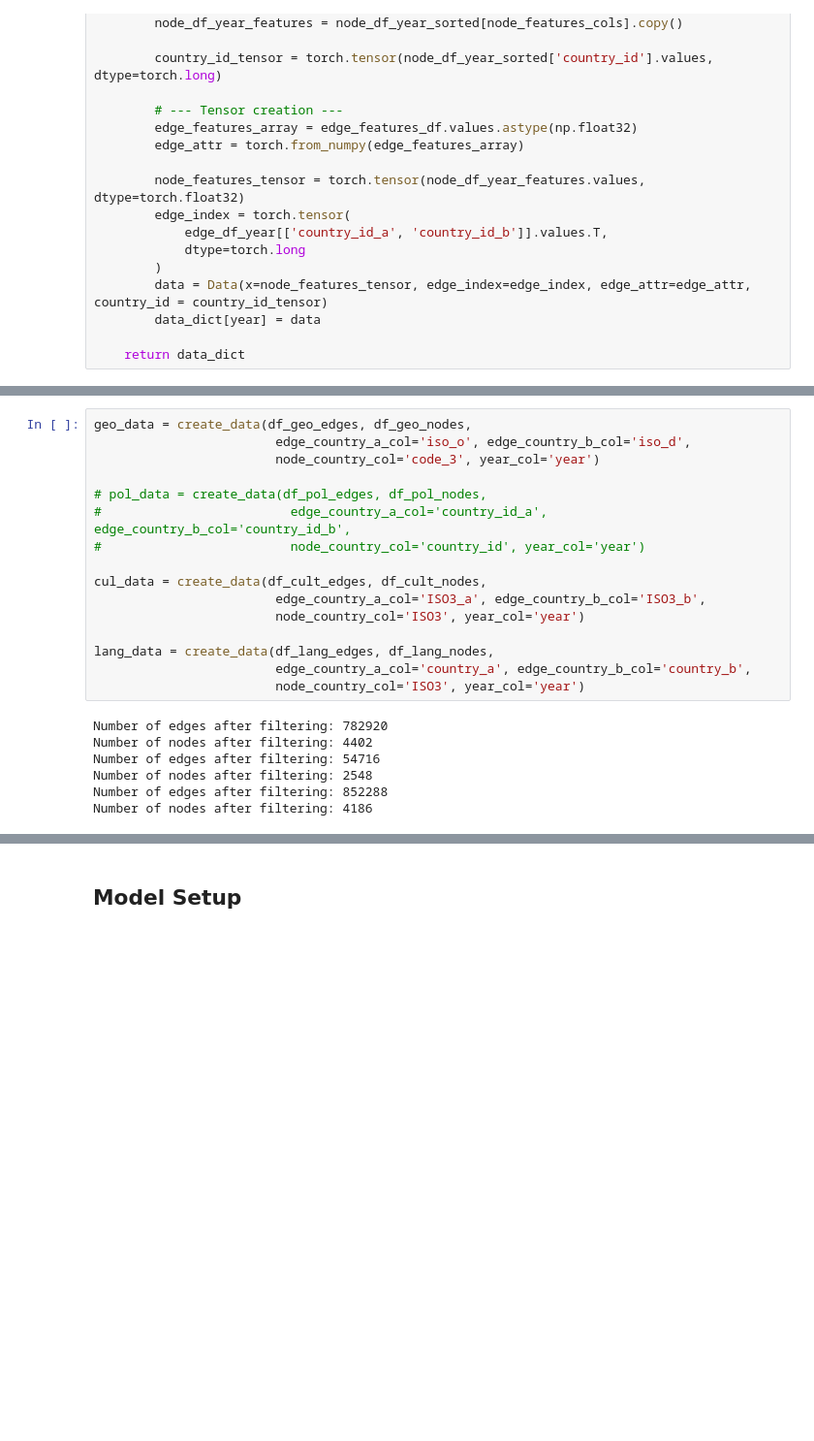
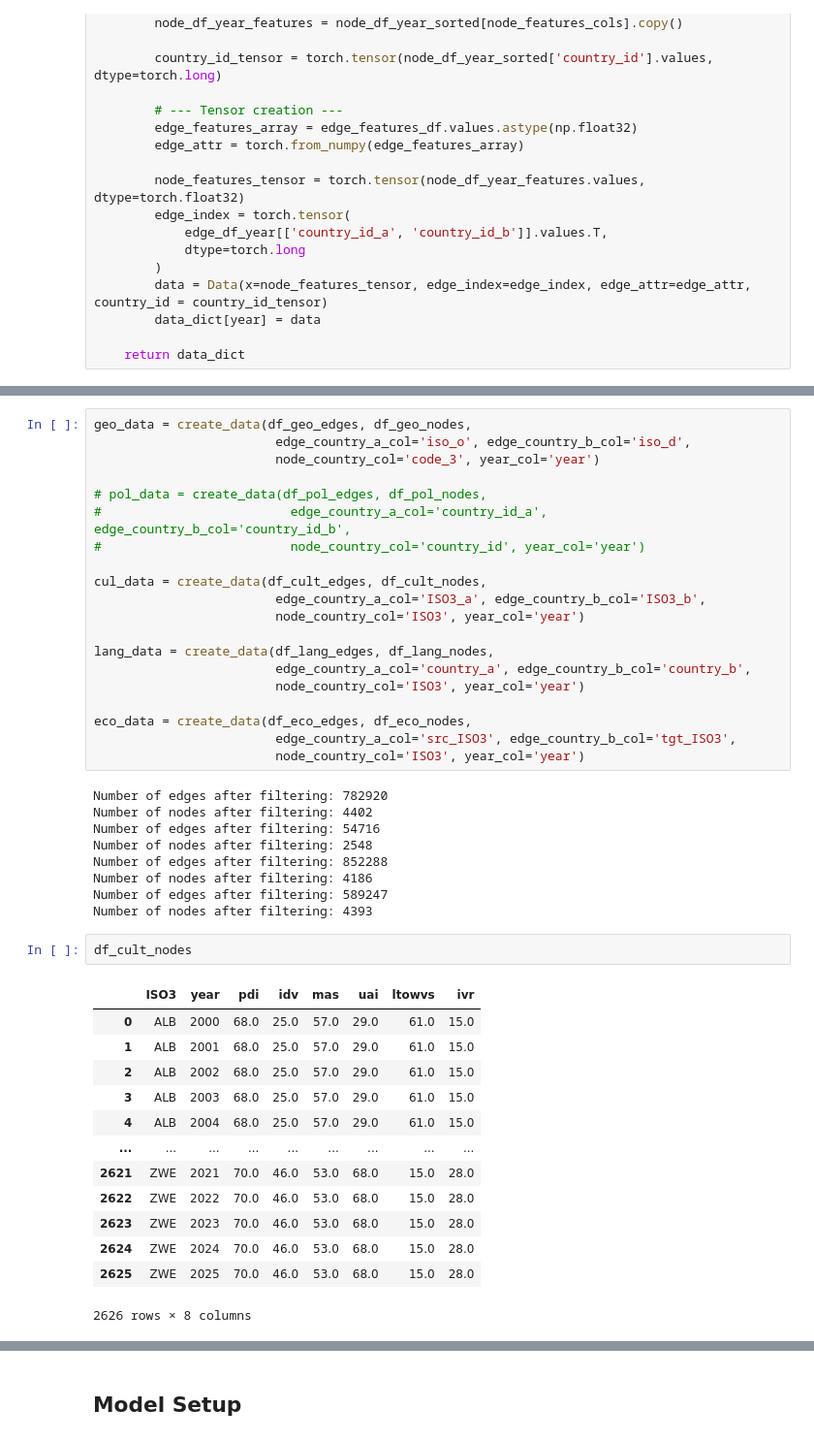
Before and after one commit to samrauh/dlss-project, a Jupyter notebook: model/multimodal_newtwork.ipynb, the cells around one changed output, grey strips where cells are left out. Shown at 97% size. Drawn from its saved outputs; the diff is of its cells as text; blank space fills up the shorter version.

```diff
--- a/model/multimodal_newtwork.ipynb
+++ b/model/multimodal_newtwork.ipynb
@@ -204,6 +225,10 @@ cul_data = create_data(df_cult_edges, df_cult_nodes,
 lang_data = create_data(df_lang_edges, df_lang_nodes,
                         edge_country_a_col='country_a', edge_country_b_col='country_b',
                         node_country_col='ISO3', year_col='year')
+
+eco_data = create_data(df_eco_edges, df_eco_nodes,
+                        edge_country_a_col='src_ISO3', edge_country_b_col='tgt_ISO3',
+                        node_country_col='ISO3', year_col='year')
 # %% [output]
 Number of edges after filtering: 782920
 Number of nodes after filtering: 4402
@@ -211,6 +236,24 @@ Number of edges after filtering: 54716
 Number of nodes after filtering: 2548
 Number of edges after filtering: 852288
 Number of nodes after filtering: 4186
+Number of edges after filtering: 589247
+Number of nodes after filtering: 4393
+# %%
+df_cult_nodes
+# %% [output]
+|  | ISO3 | year | pdi | idv | mas | uai | ltowvs | ivr |
+| 0 | ALB | 2000 | 68.0 | 25.0 | 57.0 | 29.0 | 61.0 | 15.0 |
+| 1 | ALB | 2001 | 68.0 | 25.0 | 57.0 | 29.0 | 61.0 | 15.0 |
+| 2 | ALB | 2002 | 68.0 | 25.0 | 57.0 | 29.0 | 61.0 | 15.0 |
+| 3 | ALB | 2003 | 68.0 | 25.0 | 57.0 | 29.0 | 61.0 | 15.0 |
+| 4 | ALB | 2004 | 68.0 | 25.0 | 57.0 | 29.0 | 61.0 | 15.0 |
+| ... | ... | ... | ... | ... | ... | ... | ... | ... |
+| 2621 | ZWE | 2021 | 70.0 | 46.0 | 53.0 | 68.0 | 15.0 | 28.0 |
+| 2622 | ZWE | 2022 | 70.0 | 46.0 | 53.0 | 68.0 | 15.0 | 28.0 |
+| 2623 | ZWE | 2023 | 70.0 | 46.0 | 53.0 | 68.0 | 15.0 | 28.0 |
+| 2624 | ZWE | 2024 | 70.0 | 46.0 | 53.0 | 68.0 | 15.0 | 28.0 |
+| 2625 | ZWE | 2025 | 70.0 | 46.0 | 53.0 | 68.0 | 15.0 | 28.0 |
+2626 rows × 8 columns
 # %%
 # TODO extract GINI and add to complete data
 
```
Also changed, not shown: parts of 4 cells of this notebook, 2 other files.
